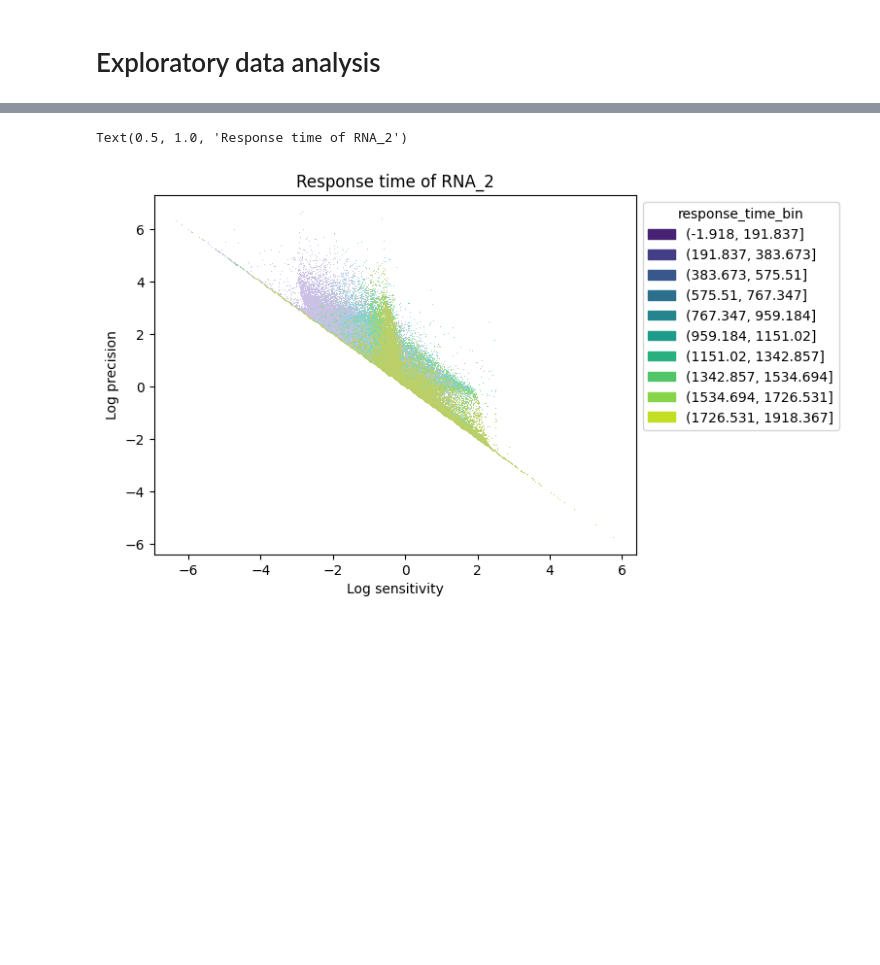
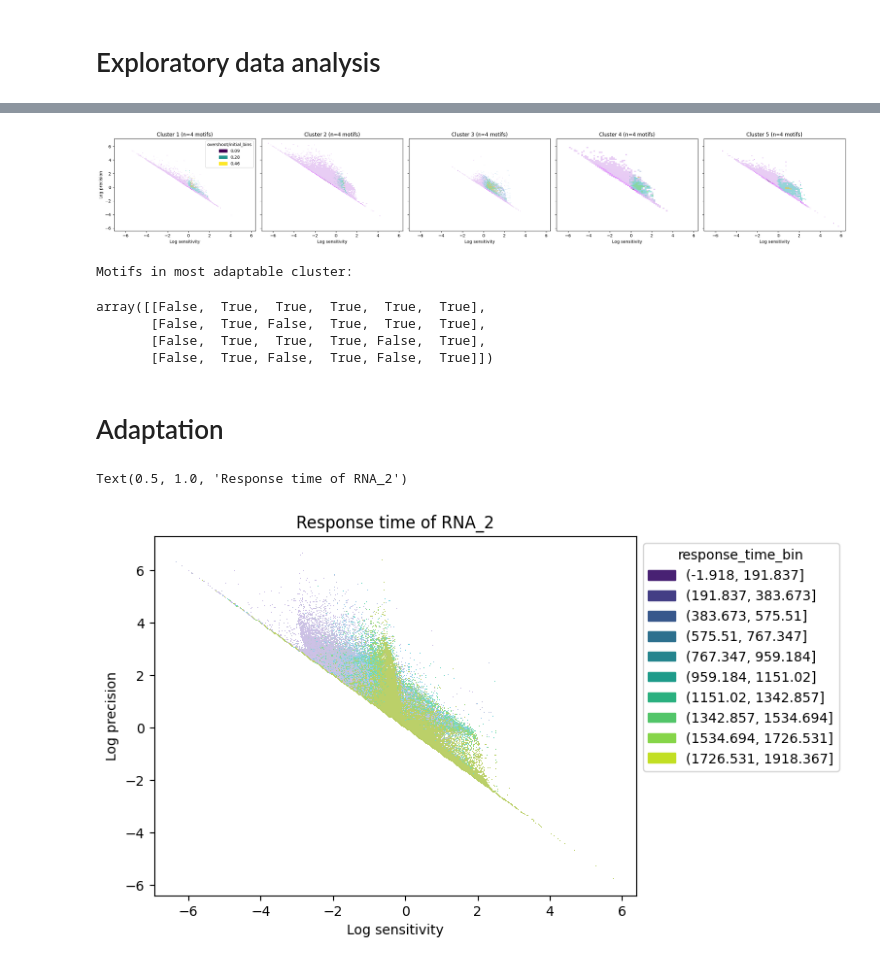
Before and after one commit to olive004/EvoScaper, a Jupyter notebook: notebooks/09_motifs.ipynb, the cells around one changed output, grey strips where cells are left out. Saved outputs shown, nothing was run; the diff lists cells and outputs as text; code cells hidden in the pictures; blank space fills up the shorter version.

```diff
--- a/notebooks/09_motifs.ipynb
+++ b/notebooks/09_motifs.ipynb
@@ -33,0 +166,66 @@ len(data)
+# %%
+
+# Determine optimal number of clusters based on dendrogram
+from scipy.cluster.hierarchy import fcluster
+n_clusters = 5  # Based on visual inspection of dendrogram
+n_largest_clusters = n_clusters
+clusters = fcluster(linkage_matrix, n_clusters, criterion='maxclust')
+
+# Get sizes of clusters
+# Skip 0th element since clusters are 1-based
+cluster_sizes = np.bincount(clusters)[1:]
+# Get indices of 2 largest clusters
+largest_clusters = np.argsort(cluster_sizes)[-n_largest_clusters:] #[::-1]
+
+# Create figure to plot motifs from two largest clusters
+fig, axs = plt.subplots(1, n_largest_clusters, figsize=(
+    5*n_largest_clusters, 4), sharex=True, sharey=True)
+
+data_sim['overshoot/initial'] = data_sim['overshoot'] / \
+    data_sim['initial_steady_states']
+data_sim['overshoot/initial_bin'] = pd.cut(
+    data_sim['overshoot/initial'], bins=10)
+data_sim['overshoot/initial_bins'] = data_sim['overshoot/initial_bin'].apply(
+    lambda x: np.round(x.mid, 2)).astype(np.float32)
+for i, cluster_idx in enumerate(largest_clusters):
+    # Get motifs belonging to this cluster
+    cluster_mask = clusters == (cluster_idx + 1)
+    cluster_motifs = motif_array[cluster_mask]
+
+    # Plot motifs
+    # im = axs[i].imshow(cluster_motifs, aspect='auto', cmap='RdBu')
+    # axs[i].set_xlabel('Network Edge')
+    # axs[i].set_ylabel('Motif')
+
+    # sns.histplot(data_sim[filt][data_sim[filt]['motif_cat_thresh2'].isin([tuple(c) for c in cluster_motifs])], x='Log sensitivity', y='Log precision', ax=axs[i],
+    sns.histplot(data_sim[filt_samp][data_sim[filt_samp]['motif_cat_thresh2'].isin([tuple(c) for c in cluster_motifs])], x='Log sensitivity', y='Log precision', ax=axs[i],
+                 hue='overshoot/initial_bins',
+                 # hue='initial_steady_states',
+                 palette='viridis',
+                 legend=True if i == 0 else False,
+                 alpha=0.7)  # bins=100,
+
+    axs[i].set_title(
+        f'Cluster {cluster_idx + 1} (n={len(cluster_motifs)} motifs)')
+
+# plt.colorbar(im, ax=axs)
+plt.tight_layout()
+# %% [output]
+[figure, added]
+# %%
+# Cluster of most adaptive motifs
+
+cluster_idx = 3
+cluster_mask = clusters == (cluster_idx + 1)
+cluster_motifs = motif_array[cluster_mask]
+print('Motifs in most adaptable cluster:')
+cluster_motifs
+# set([tuple(c.tolist()) for c in cluster_motifs]), set([tuple(c.tolist()) for c in motif_array]) - set([tuple(c.tolist()) for c in cluster_motifs])
+# %% [output]
+Motifs in most adaptable cluster:
+array([[False,  True,  True,  True,  True,  True],
+       [False,  True, False,  True,  True,  True],
+       [False,  True,  True,  True, False,  True],
+       [False,  True, False,  True, False,  True]])
+# %% [markdown]
+# Adaptation
```
Also changed, not shown: parts of 10 cells of this notebook, 6 other files.
